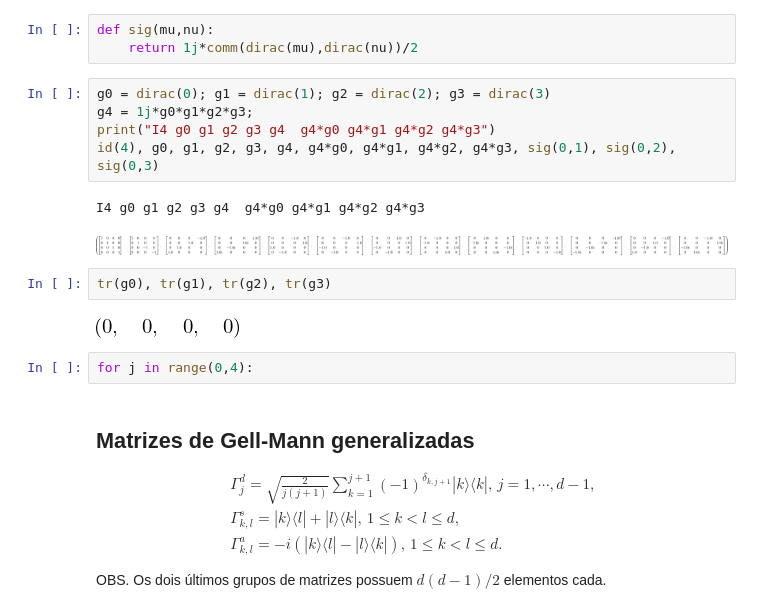
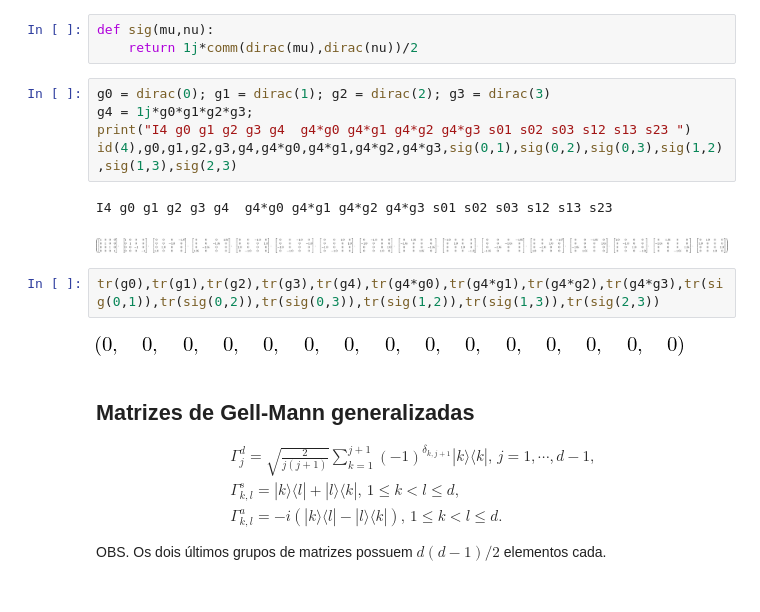
Before and after one commit to jonasmaziero/algebra_linear, a Jupyter notebook: 10_Lie.ipynb, the cells around one changed output. Cells and saved outputs as stored; diff of their text form.

```diff
--- a/10_Lie.ipynb
+++ b/10_Lie.ipynb
@@ -266,17 +297,15 @@ def sig(mu,nu):
 # %%
 g0 = dirac(0); g1 = dirac(1); g2 = dirac(2); g3 = dirac(3)
 g4 = 1j*g0*g1*g2*g3;
-print("I4 g0 g1 g2 g3 g4  g4*g0 g4*g1 g4*g2 g4*g3")
-id(4), g0, g1, g2, g3, g4, g4*g0, g4*g1, g4*g2, g4*g3, sig(0,1), sig(0,2), sig(0,3)
+print("I4 g0 g1 g2 g3 g4  g4*g0 g4*g1 g4*g2 g4*g3 s01 s02 s03 s12 s13 s23 ")
+id(4),g0,g1,g2,g3,g4,g4*g0,g4*g1,g4*g2,g4*g3,sig(0,1),sig(0,2),sig(0,3),sig(1,2),sig(1,3),sig(2,3)
 # %% [output]
-I4 g0 g1 g2 g3 g4  g4*g0 g4*g1 g4*g2 g4*g3
+I4 g0 g1 g2 g3 g4  g4*g0 g4*g1 g4*g2 g4*g3 s01 s02 s03 s12 s13 s23
-[figure, old version]
+[figure, new version]
-# %%
-tr(g0), tr(g1), tr(g2), tr(g3)
-# %% [output]
-[figure, removed]
-# %%
-for j in range(0,4):
+# %%
+tr(g0),tr(g1),tr(g2),tr(g3),tr(g4),tr(g4*g0),tr(g4*g1),tr(g4*g2),tr(g4*g3),tr(sig(0,1)),tr(sig(0,2)),tr(sig(0,3)),tr(sig(1,2)),tr(sig(1,3)),tr(sig(2,3))
+# %% [output]
+[figure, added]
 # %% [markdown]
 ## Matrizes de Gell-Mann generalizadas
 \begin{align}
```
Also changed, not shown: parts of 14 cells of this notebook, 1 other file.
